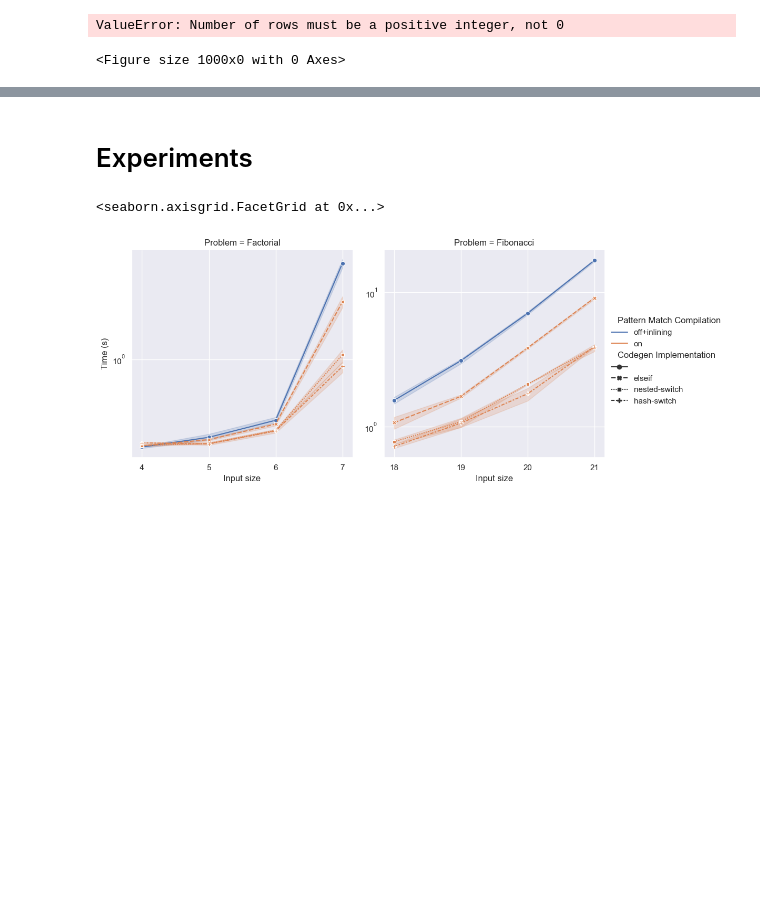
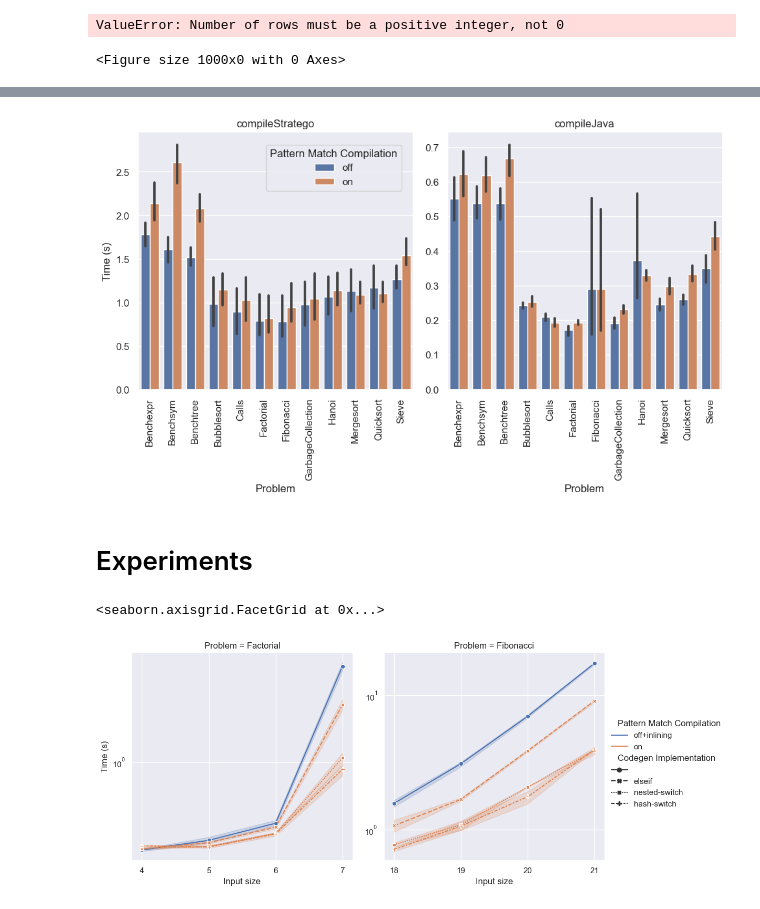
Before and after one commit to metaborg/stratego, a Jupyter notebook: stratego.build.spoofax2.benchmark/analysis/Example plots.ipynb, the cells around one changed output, grey strips where cells are left out. Drawn from its saved outputs; the diff is of its cells as text; code cells hidden in the pictures; blank space fills up the shorter version.

```diff
--- a/stratego.build.spoofax2.benchmark/analysis/Example plots.ipynb
+++ b/stratego.build.spoofax2.benchmark/analysis/Example plots.ipynb
@@ -530,26 +567,31 @@ df_unscaledproblem
 # %%
 g = sns.catplot(
-    data = df_unscaledproblem.loc[df_unscaledproblem["Benchmark"].str.contains("chocopy") & ((df_unscaledproblem["Pattern Match Compilation"] == optlevel_to_label("2")) | (df_unscaledproblem["Codegen Implementation"] == "hash-switch"))],
+    data = df_unscaledproblem.loc[df_unscaledproblem["Benchmark"].str.contains("stratego") & ((df_unscaledproblem["Pattern Match Compilation"] == optlevel_to_label("2")) | (df_unscaledproblem["Codegen Implementation"] == "hash-switch"))],
     x = "Problem",
     y = "Score",
     col = "Stage",
+    col_order = [s for s in ["compileStratego", "compileJava"] if s in df_unscaledproblem["Stage"].values],
     hue = "Pattern Match Compilation",
     kind = "bar",
     sharey=False,
 )
 
 g.set_ylabels("Time (s)")
 for _, ax in g.axes_dict.items():
     locs = ax.get_xticks()
     labels = ax.get_xticklabels()
     ax.set_xticks(locs, labels, rotation=90)
 # plt.xticks(rotation=90)
+sns.move_legend(g, "upper left", frameon=True, bbox_to_anchor=(0.23, 0.9))
+g.set_titles(None, None, "{col_name}")
 
 # g.map(plt.errorbar, "Problem", "Score", "Score Error (99.9%)", marker="o")
 # g.map(plt.xticks, "Problem", "Score", rotation=90)
 
-g.savefig(f"{PLOT_DIR}/{'_'.join(results_files)}-unscaled.png")
+g.savefig(f"{PLOT_DIR}/{'_'.join(results_files)}-unscaled.pdf")
 # g.savefig(f"{THESIS_FIGURE_DIR}/chocopy-alltimes.pdf")
+# %% [output]
+[figure, added]
 # %% [markdown]
 # Experiments
 # %%
```
Also changed, not shown: parts of 3 cells of this notebook, 14 other files.
